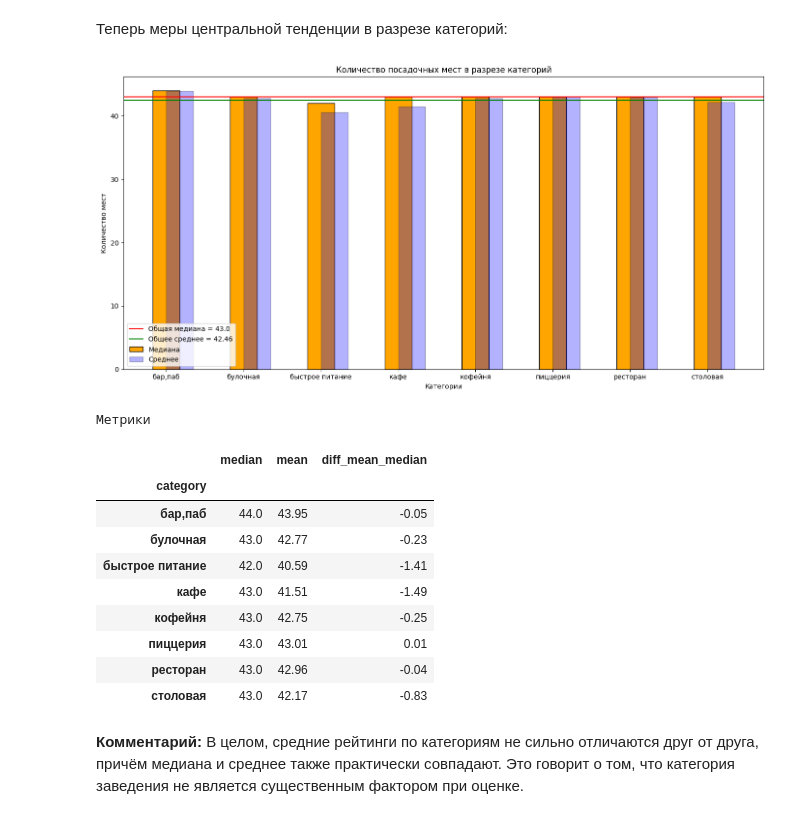
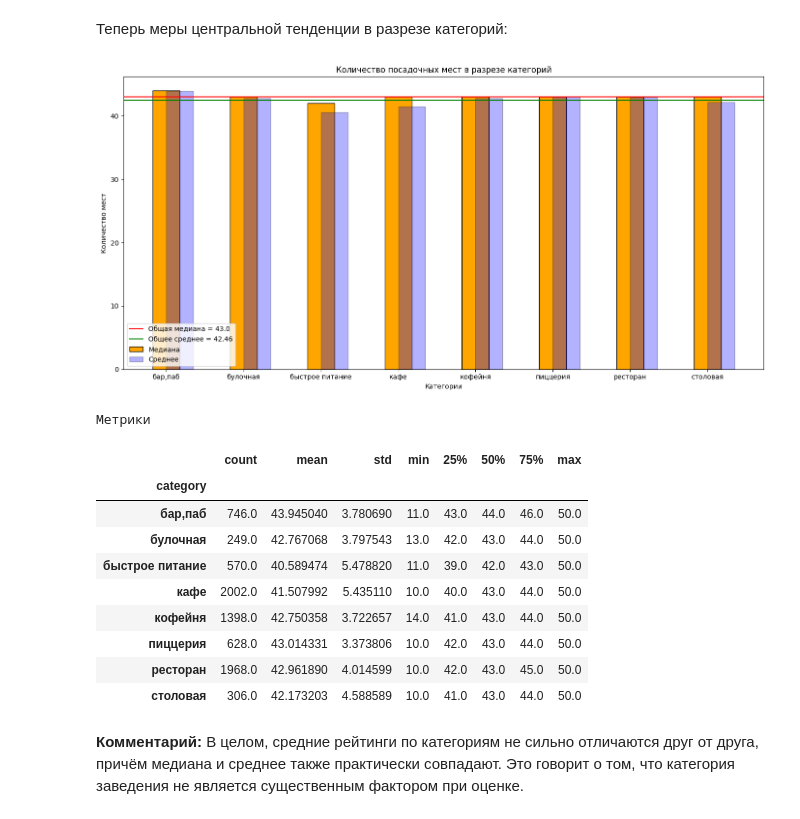
Before and after one commit to achezganov/msk_food_investment_research, a Jupyter notebook: EDA.ipynb, the cells around one changed output. Saved outputs shown, nothing was run; the diff lists cells and outputs as text; code cells hidden in the pictures.

```diff
--- a/EDA.ipynb
+++ b/EDA.ipynb
@@ -311,9 +311,8 @@ df['rating'] = df['rating'].astype('int8')
 # %%
 # Выполняем преобразование seats, middle_avg_bill и middle_coffee_cup
 
-df['seats'] = df['seats'].astype('float32') # Эмпирическим путем было установлено, float16 приводик к ошибкам
-change_cols = ['middle_avg_bill', 'middle_coffee_cup']
-df[change_cols] = df[change_cols].astype('float16')
+change_cols = ['middle_avg_bill', 'middle_coffee_cup', 'seats']
+df[change_cols] = df[change_cols].astype('float32')
 # %%
 # Выведем результат преобразований
 df.info()
@@ -599,8 +598,8 @@ from parser import parse_middle_beer_cup
 # Извлекаем информацию из avg_bill и заносим в новое поле middle_beer_cup
 df['middle_beer_cup'] = df['avg_bill'].apply(parse_middle_beer_cup)
 
-# Преобразуем поле к float16
-df["middle_beer_cup"] = df["middle_beer_cup"].astype("float16")
+# Преобразуем поле к float32
+df['middle_beer_cup'] = df['middle_beer_cup'].astype('float32')
 # %%
 # Выполним проверку
 test = df[['avg_bill', 'middle_beer_cup']]
@@ -1169,44 +1229,44 @@ ax.bar(
 
 # Визуализируем с помощью столбчатой диаграммы средние значения по категориям
 ax.bar(
     frac.index,
     frac['mean'],
     width=0.35,
     label='Среднее',
     color='Blue',
     edgecolor='k',
     alpha=0.3,
     align='edge'
 )
 
 ax.set_title('Количество посадочных мест в разрезе категорий')
 ax.set_xlabel('Категории')
 ax.set_ylabel('Количество мест')
 ax.axhline(frac['median'].mean(), linestyle='-', color='Red', label=f"Общая медиана = {round(frac['median'].mean(),2)}")
 ax.axhline(frac['mean'].mean(), linestyle='-', color='Green', label=f"Общее среднее = {round(frac['mean'].mean(), 2)}")
 #plt.xticks(rotation=0)
 
 ax.legend()
 plt.tight_layout()
 plt.show()
 
 
 frac['diff_mean_median']= frac['mean'] - frac['median']
 print('Метрики')
-display(frac)
+display(df.groupby('category')['rating'].describe())
 # %% [output]
 [figure]
 Метрики
-|  | median | mean | diff_mean_median |
-| category |  |  |  |
-| бар,паб | 44.0 | 43.95 | -0.05 |
-| булочная | 43.0 | 42.77 | -0.23 |
-| быстрое питание | 42.0 | 40.59 | -1.41 |
-| кафе | 43.0 | 41.51 | -1.49 |
-| кофейня | 43.0 | 42.75 | -0.25 |
-| пиццерия | 43.0 | 43.01 | 0.01 |
-| ресторан | 43.0 | 42.96 | -0.04 |
-| столовая | 43.0 | 42.17 | -0.83 |
+|  | count | mean | std | min | 25% | 50% | 75% | max |
+| category |  |  |  |  |  |  |  |  |
+| бар,паб | 746.0 | 43.945040 | 3.780690 | 11.0 | 43.0 | 44.0 | 46.0 | 50.0 |
+| булочная | 249.0 | 42.767068 | 3.797543 | 13.0 | 42.0 | 43.0 | 44.0 | 50.0 |
+| быстрое питание | 570.0 | 40.589474 | 5.478820 | 11.0 | 39.0 | 42.0 | 43.0 | 50.0 |
+| кафе | 2002.0 | 41.507992 | 5.435110 | 10.0 | 40.0 | 43.0 | 44.0 | 50.0 |
+| кофейня | 1398.0 | 42.750358 | 3.722657 | 14.0 | 41.0 | 43.0 | 44.0 | 50.0 |
+| пиццерия | 628.0 | 43.014331 | 3.373806 | 10.0 | 42.0 | 43.0 | 44.0 | 50.0 |
+| ресторан | 1968.0 | 42.961890 | 4.014599 | 10.0 | 42.0 | 43.0 | 45.0 | 50.0 |
+| столовая | 306.0 | 42.173203 | 4.588589 | 10.0 | 41.0 | 43.0 | 44.0 | 50.0 |
 # %% [markdown]
 **Комментарий:**
 В целом, средние рейтинги по категориям не сильно отличаются друг от друга, причём медиана и среднее также практически совпадают. Это говорит о том, что категория заведения не является существенным фактором при оценке.
```
Also changed, not shown: parts of 26 cells of this notebook.
